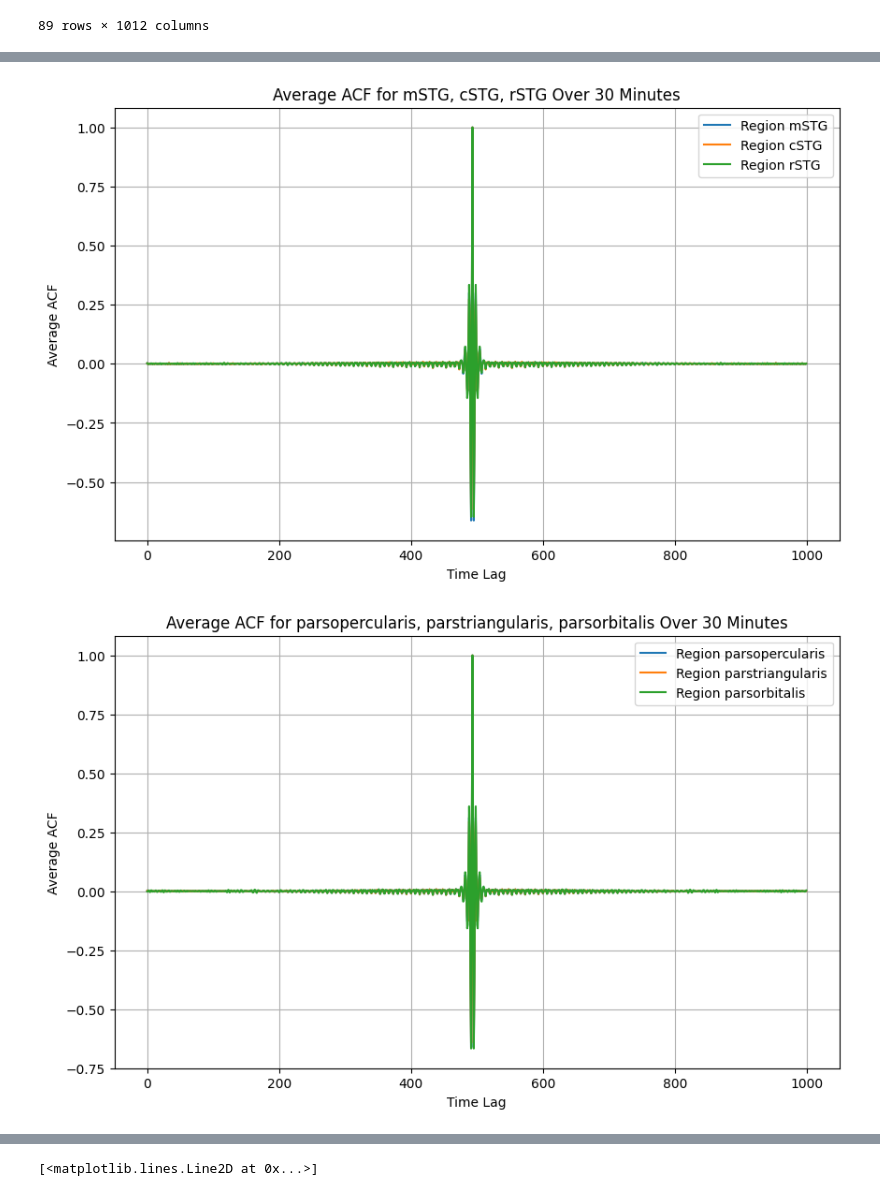
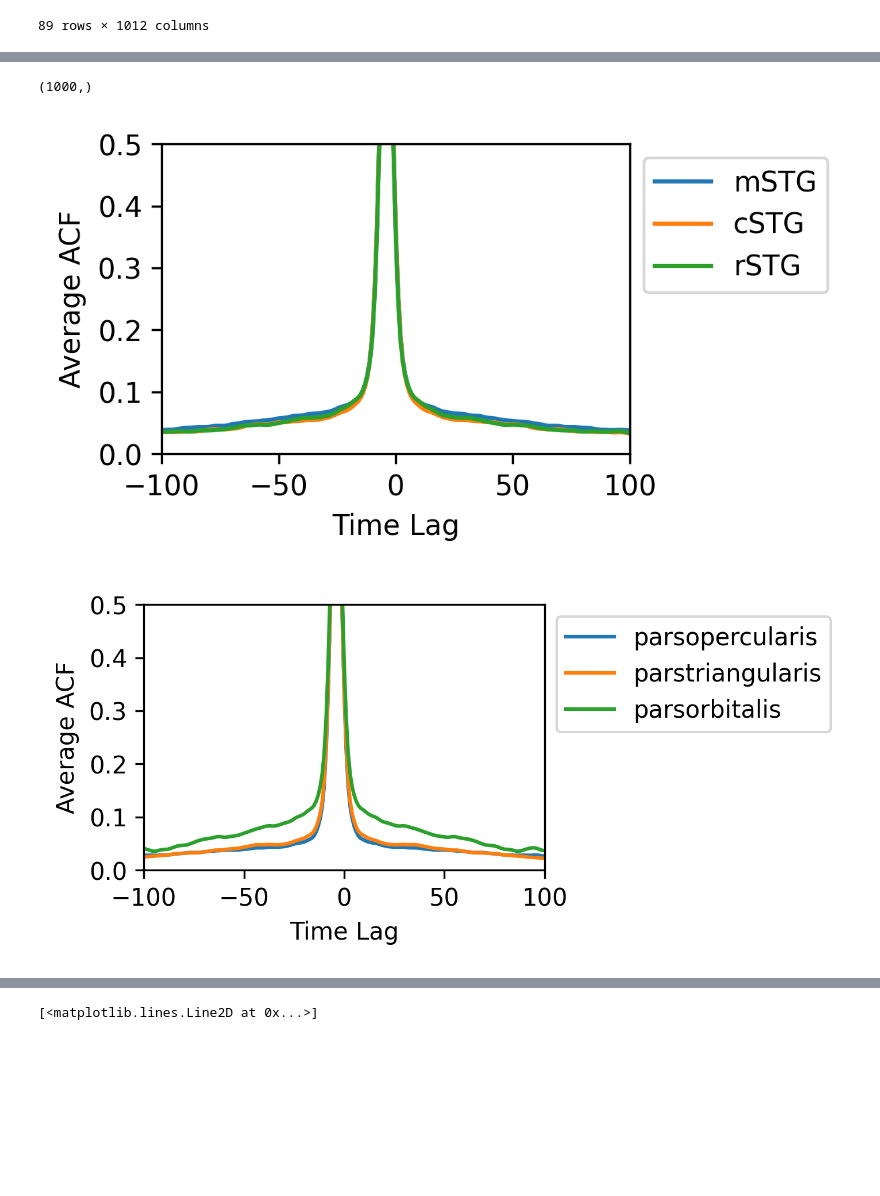
Before and after one commit to tevaughnshaw/autocorrelation, a Jupyter notebook: ECOG_Signal_Test.ipynb, the cells around one changed output, grey strips where cells are left out. Cells and saved outputs as stored; diff of their text form; code cells hidden in the pictures; blank space fills up the shorter version.

Commit message:
updated brain region plots and audio correlation

```diff
--- a/ECOG_Signal_Test.ipynb
+++ b/ECOG_Signal_Test.ipynb
@@ -789,7 +838,7 @@ first_region_grouped_df.head()
 # second df
 for region, group in second_region_grouped_df:
     # Select columns 12 through the end
-    selected_columns = group.iloc[:, 12:]
+    selected_columns = group.iloc[:, 8:]
 
     # Stack and average the values
     electrode_average_acf = np.stack(selected_columns.values).mean(axis=0)
@@ -800,7 +849,7 @@ for region, group in second_region_grouped_df:
 #third df
 for region, group in third_region_grouped_df:
     # Select columns 12 through the end
-    selected_columns = group.iloc[:, 12:]
+    selected_columns = group.iloc[:, 8:]
 
     # Stack and average the values
     electrode_average_acf = np.stack(selected_columns.values).mean(axis=0)
@@ -827,10 +876,15 @@ array([ 1.39314409e-03, -2.40022681e-03, -9.37046891e-04,  2.08724049e-03,
        -3.15674658e-04, -1.39098579e-03, -3.74634828e-05, -4.33594276e-04,
        -5.76514562e-04,  1.97114534e-03,  4.68550712e-04, -5.06329102e-04,
        -6.67977485e-04, -8.77526928e-04, -2.24352214e-05,  5.54454031e-04])
+# %%
+xaxis = np.arange(-497, 503)
+xaxis.shape
+# %% [output]
+(1000,)
 # %%
 # Function to plot average ACF lines for specified ROIs
 def plot_acf_for_rois(acf_dicts, rois, title):
-    plt.figure(figsize=(10, 6))
+    plt.figure(figsize=(3, 2), dpi=300)
 
     for roi in rois:
         electrode_autocorr_lines = []
@@ -846,31 +900,35 @@ def plot_acf_for_rois(acf_dicts, rois, title):
             # Stack and average the values
             electrode_average_acf = np.stack(electrode_autocorr_lines).mean(axis=0)
             # Plot the average ACF line
-            plt.plot(electrode_average_acf, label=f'Region {roi}')
+            plt.plot(xaxis, electrode_average_acf, label=roi)
         else:
             print(f"No data found for ROI {roi} in any dictionary")
 
     plt.xlabel('Time Lag')
     plt.ylabel('Average ACF')
-    plt.title(title)
+    # plt.title(title)
     # plt.xlim(500-50,500+50)
-    plt.legend()
-    plt.grid(True)
-    # plt.savefig(f"{title}.svg", format='svg')
+    plt.xlim(-100, 100)
+    plt.ylim(0, 0.5)
+    # plt.legend()
+    plt.legend(loc='upper left', bbox_to_anchor=(1, 1))
+    # plt.grid(True)
+    plt.savefig(f"broadband-{title}.png",bbox_inches = 'tight')
     plt.show()
 # %%
 # Define the regions of interest (ROIs) for each plot
 rois_list = [
-    (['mSTG', 'cSTG', 'rSTG'], 'Average ACF for mSTG, cSTG, rSTG Over 30 Minutes'),
-    (['parsopercularis', 'parstriangularis', 'parsorbitalis'], 'Average ACF for parsopercularis, parstriangularis, parsorbitalis Over 30 Minutes'),
-    (['supramarginal', 'inferiorparietal'], 'Average ACF for supramarginal, inferiorparietal Over 30 Minutes'),
-    (['cMTG', 'mMTG', 'rMTG'], 'Average ACF for cMTG, mMTG, rMTG Over 30 Minutes'),
-    (['caudalmiddlefrontal', 'rostralmiddlefrontal'], 'Average ACF for caudalmiddlefrontal, rostralmiddlefrontal Over 30 Minutes')
+    (['mSTG', 'cSTG', 'rSTG'], 'Average ACF for mSTG, cSTG, rSTG'),
+    (['parsopercularis', 'parstriangularis', 'parsorbitalis'], 'Average ACF for parsopercularis, parstriangularis, parsorbitalis'),
+    (['supramarginal', 'inferiorparietal'], 'Average ACF for supramarginal, inferiorparietal'),
+    (['cMTG', 'mMTG', 'rMTG'], 'Average ACF for cMTG, mMTG, rMTG'),
+    (['caudalmiddlefrontal', 'rostralmiddlefrontal'], 'Average ACF for caudalmiddlefrontal, rostralmiddlefrontal')
 ]
 acf_dicts = [first_average_acf_lines,second_average_acf_lines,third_average_acf_lines]
 # Plot the average ACF lines for each set of ROIs in each of three dictionary chunks
 for rois, title in rois_list:
     plot_acf_for_rois(acf_dicts, rois, title)
+    # break
 # %% [output]
-[figure, old version]
+[figure, new version]
-[figure, old version]
+[figure, new version]
```
Also changed, not shown: parts of 49 cells of this notebook, 1 other file.
